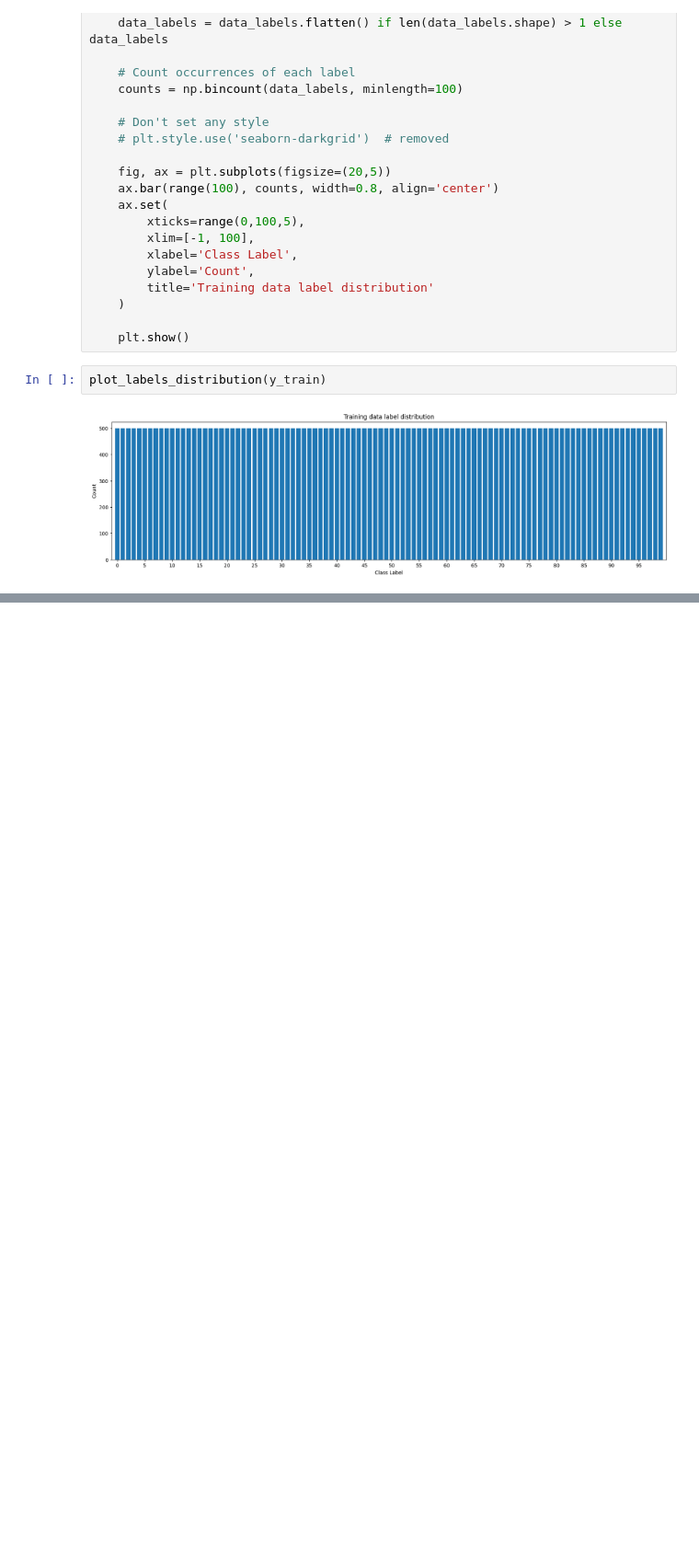
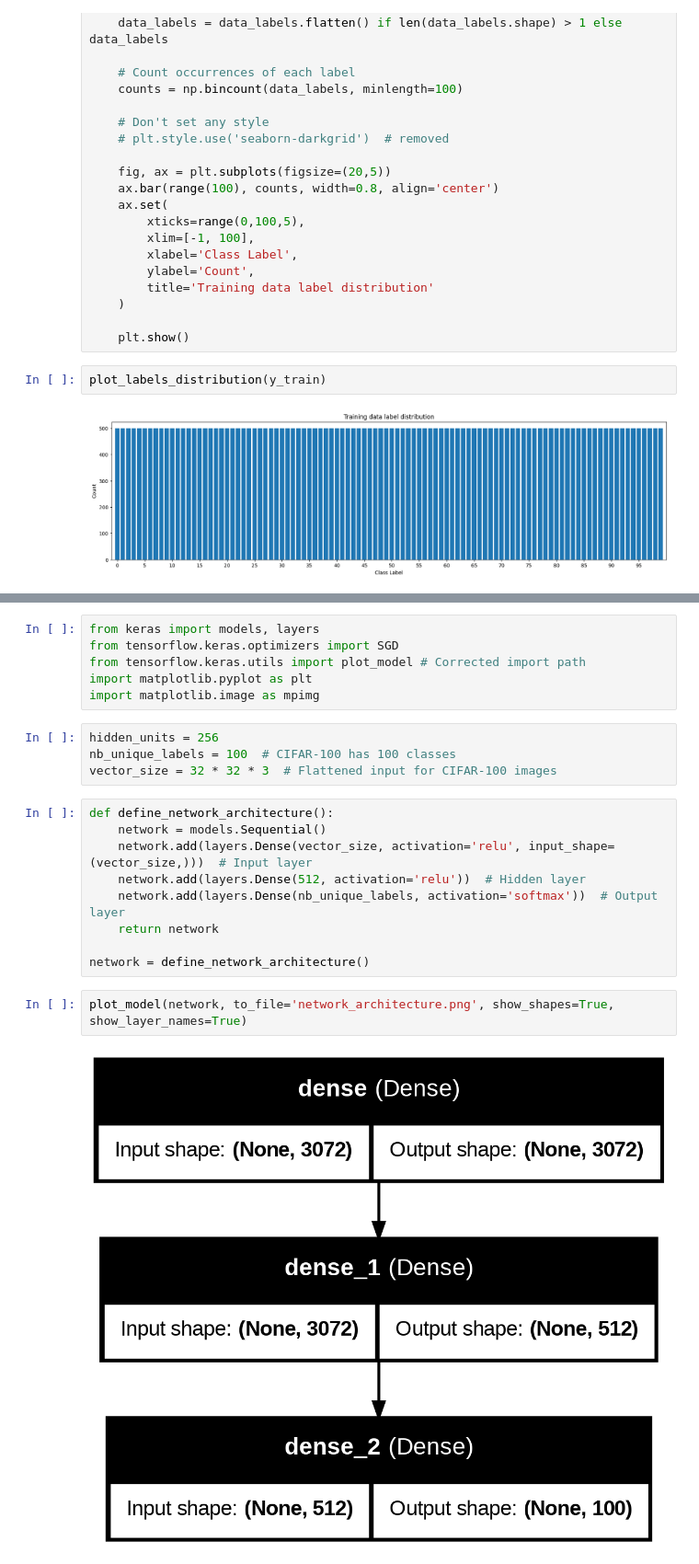
Before and after one commit to MDRobiulhassan/Machine-Learning-Course, a Jupyter notebook: Backpropagation.ipynb, the cells around one changed output, grey strips where cells are left out. Shown at 92% size. Drawn from its saved outputs; the diff is of its cells as text; blank space fills up the shorter version.

```diff
--- a/Backpropagation.ipynb
+++ b/Backpropagation.ipynb
@@ -80,0 +156,23 @@ plot_labels_distribution(y_train)
+# %%
+from keras import models, layers
+from tensorflow.keras.optimizers import SGD
+from tensorflow.keras.utils import plot_model # Corrected import path
+import matplotlib.pyplot as plt
+import matplotlib.image as mpimg
+# %%
+hidden_units = 256
+nb_unique_labels = 100  # CIFAR-100 has 100 classes
+vector_size = 32 * 32 * 3  # Flattened input for CIFAR-100 images
+# %%
+def define_network_architecture():
+    network = models.Sequential()
+    network.add(layers.Dense(vector_size, activation='relu', input_shape=(vector_size,)))  # Input layer
+    network.add(layers.Dense(512, activation='relu'))  # Hidden layer
+    network.add(layers.Dense(nb_unique_labels, activation='softmax'))  # Output layer
+    return network
+
+network = define_network_architecture()
+# %%
+plot_model(network, to_file='network_architecture.png', show_shapes=True, show_layer_names=True)
+# %% [output]
+[figure, added]
```
Also changed, not shown: parts of 11 cells of this notebook.
